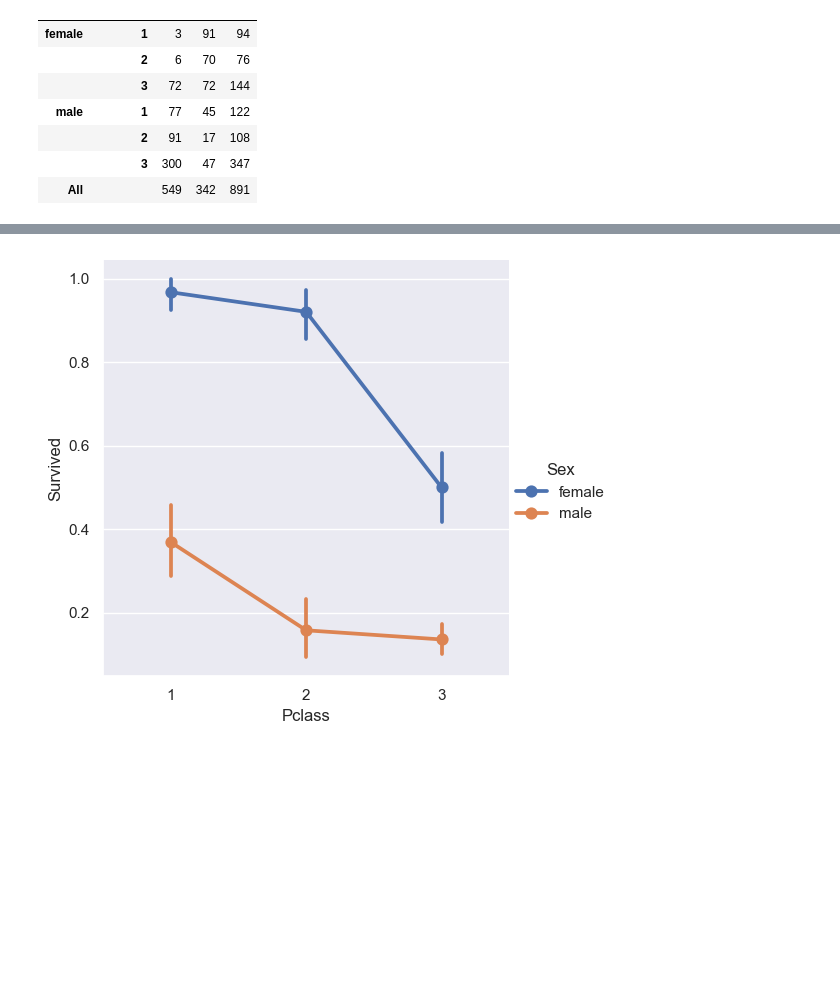
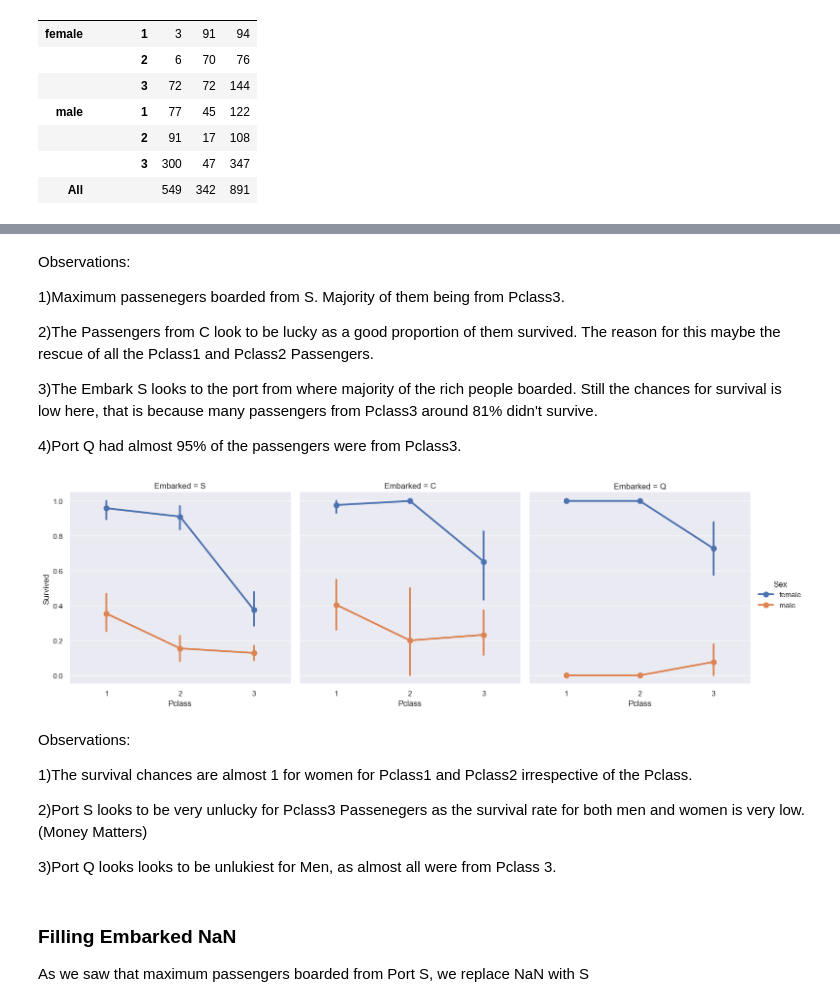
Before and after one commit to saifghostrider454/BankChurn, a Jupyter notebook: notebooks/eda.ipynb, the cells around one changed output, grey strips where cells are left out. Cells and saved outputs as stored; diff of their text form; code cells hidden in the pictures; blank space fills up the shorter version.

```diff
--- a/notebooks/eda.ipynb
+++ b/notebooks/eda.ipynb
@@ -149,0 +214,4 @@ pd.crosstab([df.Sex, df.Pclass], df.Survived, margins=True).style.background_gra
+# %%
+df['Initial']=0
+for i in df:
+    df['Initial']=df.Name.str.extract('([A-Za-z]+)\.') #lets extract the Salutations
@@ -149,0 +229,6 @@ pd.crosstab([df.Sex, df.Pclass], df.Survived, margins=True).style.background_gra
+# %%
+df['Initial'].replace(
+    ['Mlle','Mme','Ms','Dr','Major','Lady','Countess','Jonkheer','Col','Rev','Capt','Sir','Don'],
+    ['Miss','Miss','Miss','Mr','Mr','Mrs','Mrs','Other','Other','Other','Mr','Mr','Mr'],
+    inplace=True
+    )
@@ -149,0 +247,7 @@ pd.crosstab([df.Sex, df.Pclass], df.Survived, margins=True).style.background_gra
+# %%
+## Assigning the NaN Values with the Ceil values of the mean ages
+df.loc[(df.Age.isnull())&(df.Initial=='Mr'),'Age']=33
+df.loc[(df.Age.isnull())&(df.Initial=='Mrs'),'Age']=36
+df.loc[(df.Age.isnull())&(df.Initial=='Master'),'Age']=5
+df.loc[(df.Age.isnull())&(df.Initial=='Miss'),'Age']=22
+df.loc[(df.Age.isnull())&(df.Initial=='Other'),'Age']=46
@@ -150,5 +325,27 @@ pd.crosstab([df.Sex, df.Pclass], df.Survived, margins=True).style.background_gra
+# %% [markdown]
+Observations:
+
+1)Maximum passenegers boarded from S. Majority of them being from Pclass3.
+
+2)The Passengers from C look to be lucky as a good proportion of them survived. The reason for this maybe the rescue of all the Pclass1 and Pclass2 Passengers.
+
+3)The Embark S looks to the port from where majority of the rich people boarded. Still the chances for survival is low here, that is because many passengers from Pclass3 around 81% didn't survive.
+
+4)Port Q had almost 95% of the passengers were from Pclass3.
 # %%
-sns.catplot(x='Pclass', y='Survived', hue='Sex', data=df, kind='point')
+sns.catplot(x='Pclass',y='Survived',hue='Sex',col='Embarked',data=df, kind='point')
 plt.show()
 # %% [output]
-[figure, old version]
+[figure, new version]
+# %% [markdown]
+Observations:
+
+1)The survival chances are almost 1 for women for Pclass1 and Pclass2 irrespective of the Pclass.
+
+2)Port S looks to be very unlucky for Pclass3 Passenegers as the survival rate for both men and women is very low.(Money Matters)
+
+3)Port Q looks looks to be unlukiest for Men, as almost all were from Pclass 3.
+# %% [markdown]
+### Filling Embarked NaN
+
+As we saw that maximum passengers boarded from Port S, we replace NaN with S
```
Also changed, not shown: parts of 59 cells of this notebook, 1 other file.
